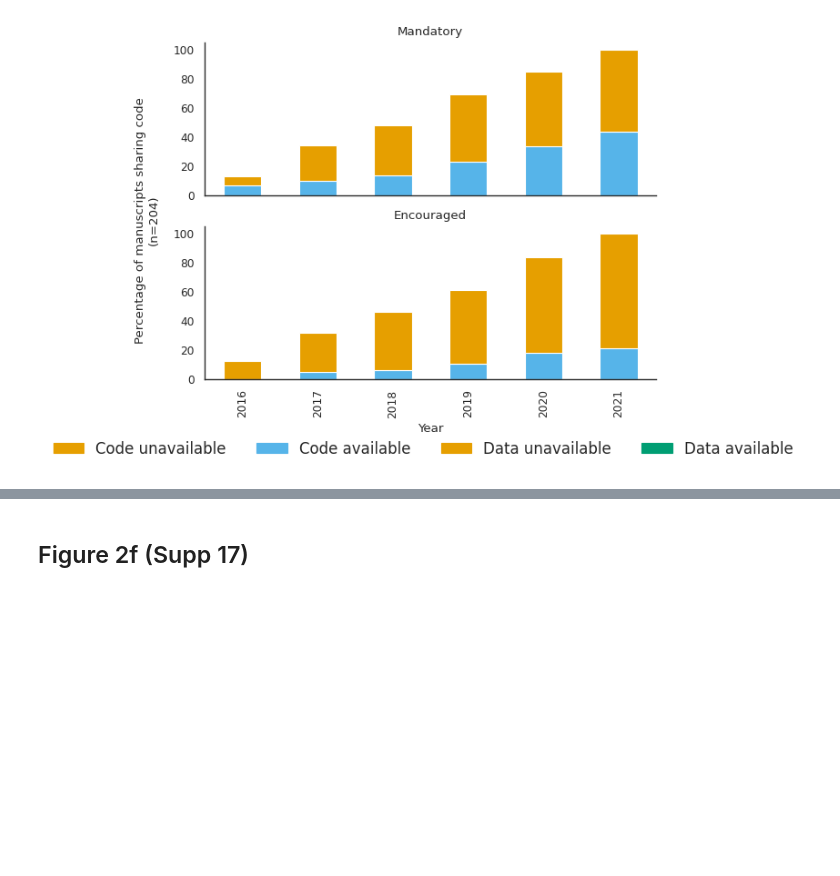
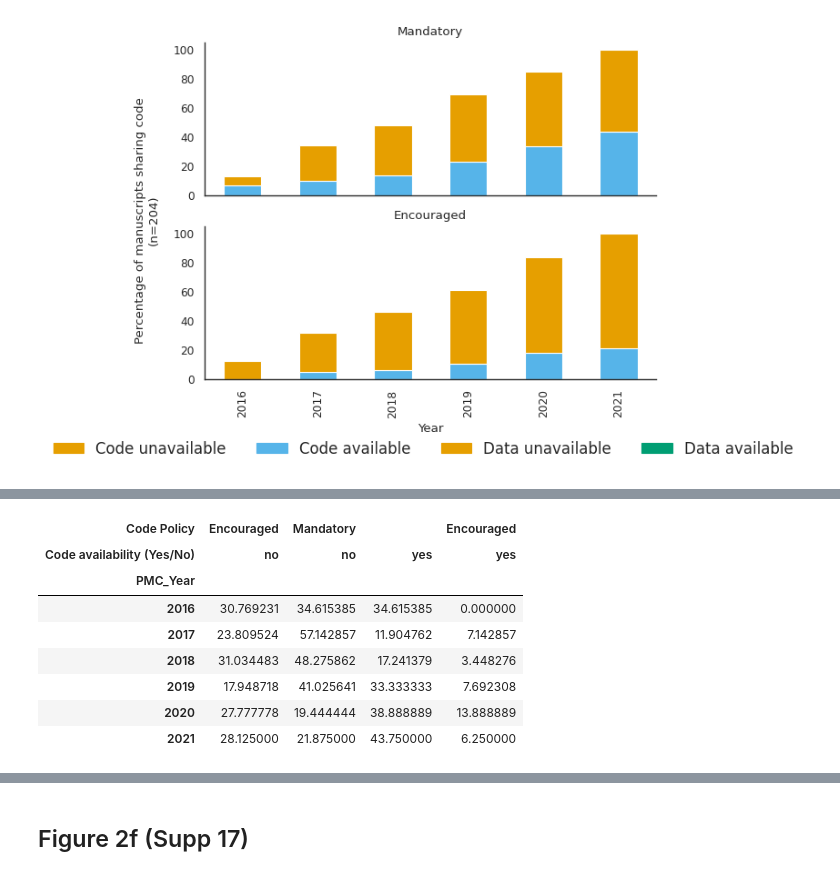
Before and after one commit to Mangul-Lab-USC/code-availability, a Jupyter notebook: notebooks/Figures.ipynb, the cells around one changed output, grey strips where cells are left out. Saved outputs shown, nothing was run; the diff lists cells and outputs as text; code cells hidden in the pictures; blank space fills up the shorter version.

```diff
--- a/notebooks/Figures.ipynb
+++ b/notebooks/Figures.ipynb
@@ -1274,0 +1306,14 @@ plt.show()
+# %%
+df_temp=df_temp.pivot(index=['PMC_Year'],columns=['Code Policy','Code availability (Yes/No)'],values='Normalized')
+df_temp=df_temp.fillna(0)
+df_temp
+# %% [output]
+| Code Policy | Encouraged | Mandatory |  | Encouraged |
+| Code availability (Yes/No) | no | no | yes | yes |
+| PMC_Year |  |  |  |  |
+| 2016 | 30.769231 | 34.615385 | 34.615385 | 0.000000 |
+| 2017 | 23.809524 | 57.142857 | 11.904762 | 7.142857 |
+| 2018 | 31.034483 | 48.275862 | 17.241379 | 3.448276 |
+| 2019 | 17.948718 | 41.025641 | 33.333333 | 7.692308 |
+| 2020 | 27.777778 | 19.444444 | 38.888889 | 13.888889 |
+| 2021 | 28.125000 | 21.875000 | 43.750000 | 6.250000 |
```
Also changed, not shown: parts of 2 cells of this notebook.
